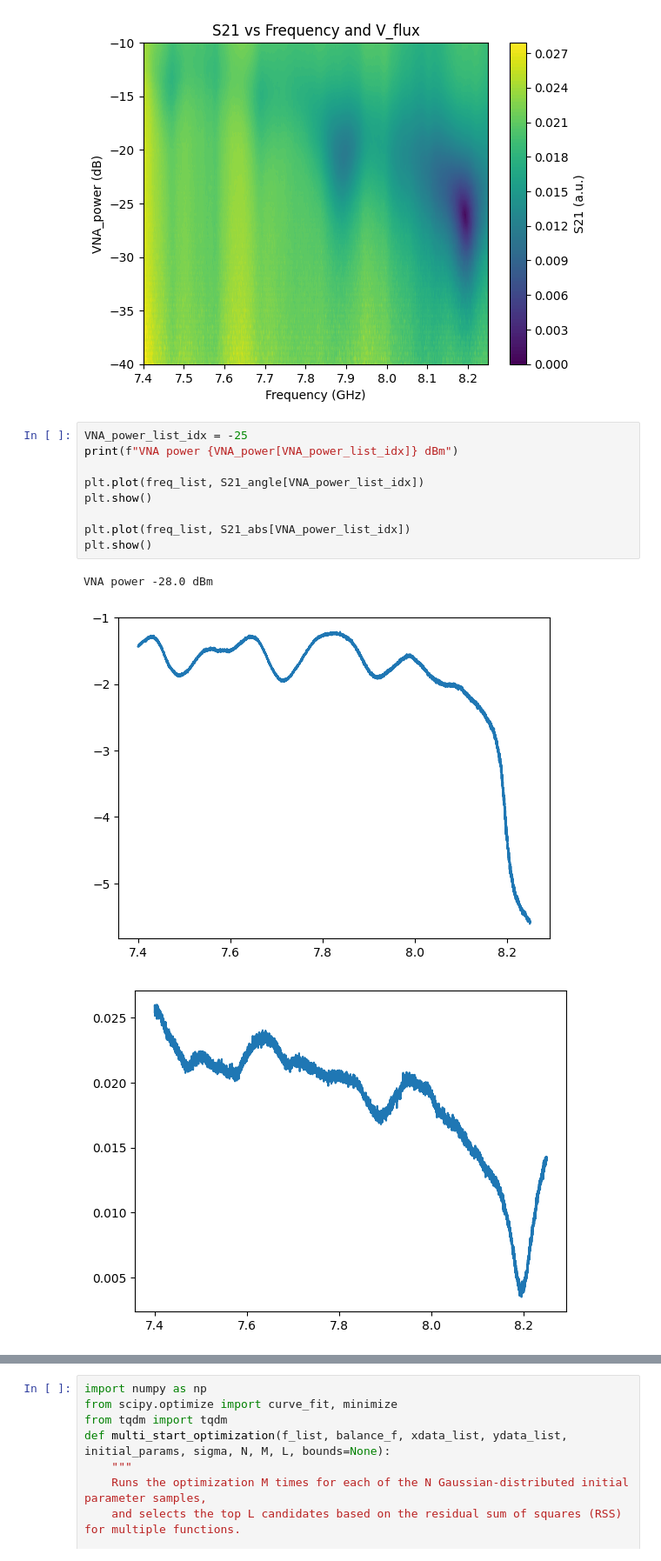
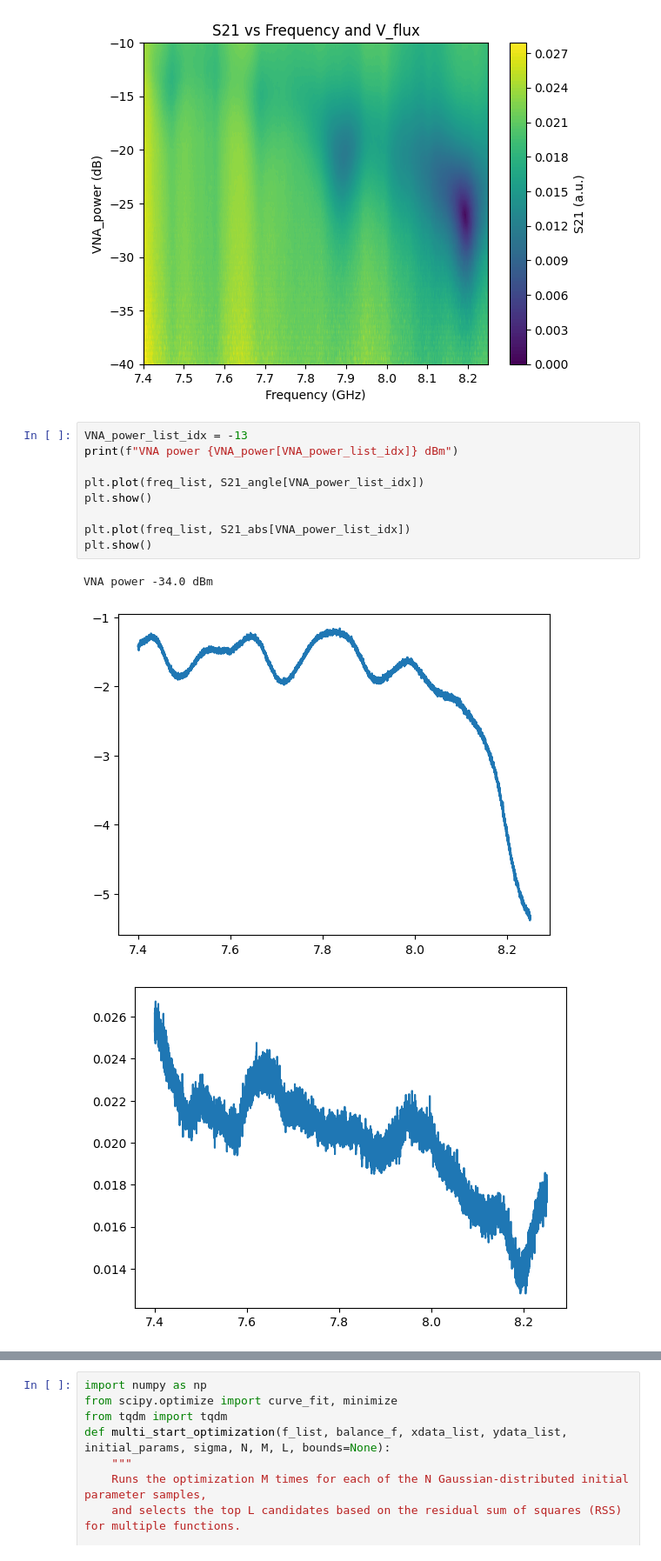
Before and after one commit to ngusarov/CPB_USC_project, a Jupyter notebook: data_analysis/power_plotter.ipynb, the cells around one changed output, grey strips where cells are left out. Shown: that part at 87% size. Cells and saved outputs as stored; diff of their text form.

Commit message:
power plots; theory

```diff
--- a/data_analysis/power_plotter.ipynb
+++ b/data_analysis/power_plotter.ipynb
@@ -48,18 +48,18 @@ plt.show()
 [figure]
 [figure]
 # %%
-VNA_power_list_idx = -25
+VNA_power_list_idx = -13
 print(f"VNA power {VNA_power[VNA_power_list_idx]} dBm")
 
 plt.plot(freq_list, S21_angle[VNA_power_list_idx])
 plt.show()
 
 plt.plot(freq_list, S21_abs[VNA_power_list_idx])
 plt.show()
 # %% [output]
-VNA power -28.0 dBm
+VNA power -34.0 dBm
-[figure, old version]
+[figure, new version]
-[figure, old version]
+[figure, new version]
 # %%
 def resonace_dip(freq, freq_r=6.99, Chi = 200,kappa_ext = 90,kappa_int = 5,kappa_phi = 0,coef_F_Chi=0.009,power_coef=0.03):
 
```
Also changed, not shown: parts of 7 cells of this notebook, 8 other files.
